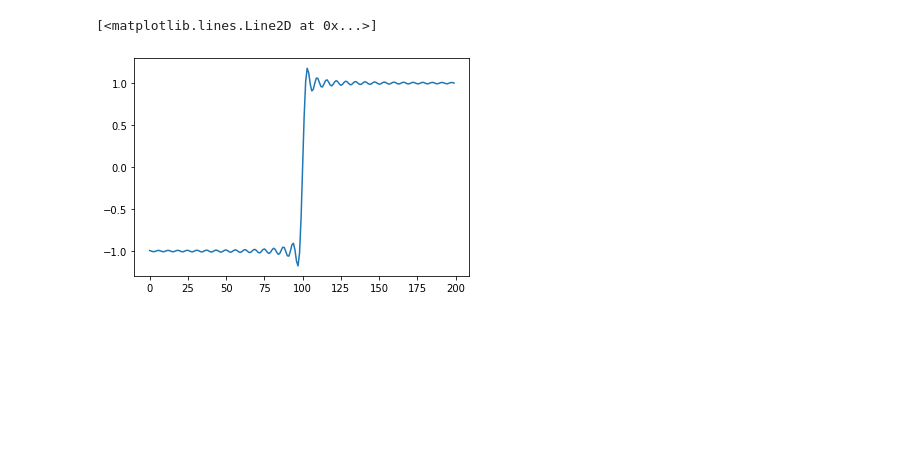
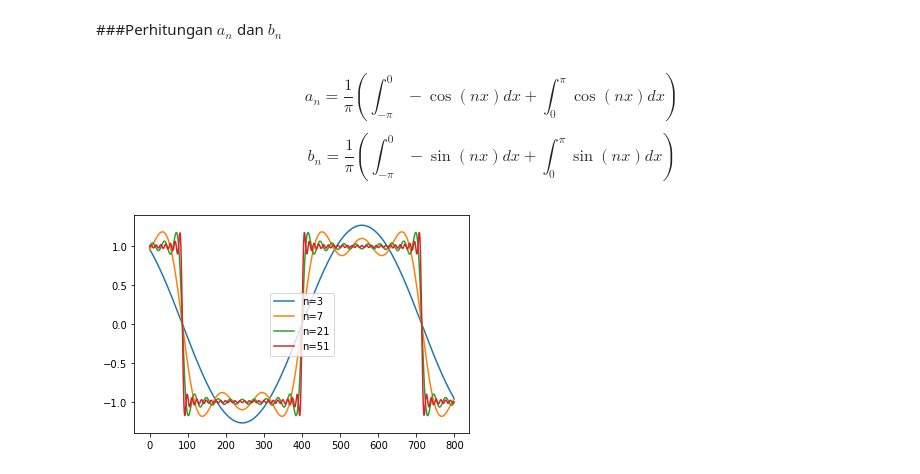
Before and after one commit to miqbals17/Fourier, a Jupyter notebook: Fourier_Series.ipynb, the cells around one changed output. Saved outputs shown, nothing was run; the diff lists cells and outputs as text; code cells hidden in the pictures; blank space fills up the shorter version.

```diff
--- a/Fourier_Series.ipynb
+++ b/Fourier_Series.ipynb
@@ -43,2 +65,8 @@ $n=1,2,3,...,\infty$ (Secara teori)
 # %%
-x = np.arange(-1, 1, .01)
+x = np.arange(-4, 4, .01)
+
+def f1(x):
+  return -1
+
+def f2(x):
+  return 1
@@ -67,29 +84,38 @@ print("a0 = ", a0)
 a0 =  0.0
+# %% [markdown]
+###Perhitungan $a_n$ dan $b_n$
+# %% [markdown]
+$$a_n=\frac{1}{\pi}(\int_{-\pi}^0-\cos(nx)dx + \int_0^{\pi}\cos(nx)dx)$$
+$$b_n=\frac{1}{\pi}(\int_{-\pi}^0-\sin(nx)dx + \int_0^{\pi}\sin(nx)dx)$$
 # %%
-def a1(x, n):
-  return -1*np.cos(n*x)
+def an_1(x, n):
+  return -np.cos(n*x)
 
-def a2(x, n):
-  return 1*np.cos(n*x)
+def an_2(x, n):
+  return np.cos(n*x)
 
-def b1(x, n):
-  return -1*np.sin(n*x)
+def bn_1(x, n):
+  return -np.sin(n*x)
 
-def b2(x, n):
-  return 1*np.sin(n*x)
+def bn_2(x, n):
+  return np.sin(n*x)
 # %%
 def sum(N=0):
   integral_sum = 0
   for i in range(1, N):
     n = i
-    an = 1/np.pi * (quad(a1, -np.pi, 0, args=(n))[0] + quad(a2, 0, np.pi, args=(n))[0])
+    an = 1/np.pi * (quad(an_1, -np.pi, 0, args=(n))[0] + quad(an_2, 0, np.pi, args=(n))[0])
     an = an*np.cos(i*x)
-    bn = 1/np.pi * (quad(b1, -np.pi, 0, args=(n))[0] + quad(b2, 0, np.pi, args=(n))[0])
+    bn = 1/np.pi * (quad(bn_1, -np.pi, 0, args=(n))[0] + quad(bn_2, 0, np.pi, args=(n))[0])
     bn = bn*np.sin(i*x)
     integral_sum = integral_sum + (an + bn)
   return integral_sum
-# %%
-plt.plot(sum(100))
-# %% [output]
-[<matplotlib.lines.Line2D at 0x...>]
-[figure, removed]
+# %%
+plt.plot(sum(3))
+plt.plot(sum(7))
+plt.plot(sum(21))
+plt.plot(sum(51))
+plt.legend(['n=3', 'n=7', 'n=21', 'n=51'])
+plt.show()
+# %% [output]
+[figure, added]
```
Also changed, not shown: parts of 8 cells of this notebook.
